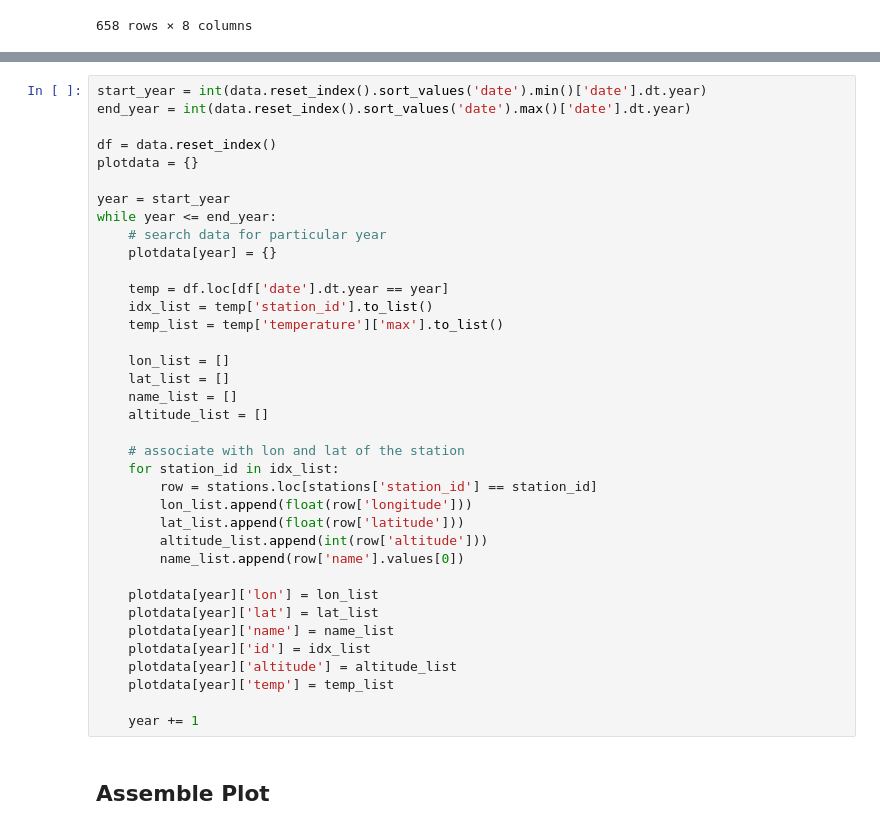
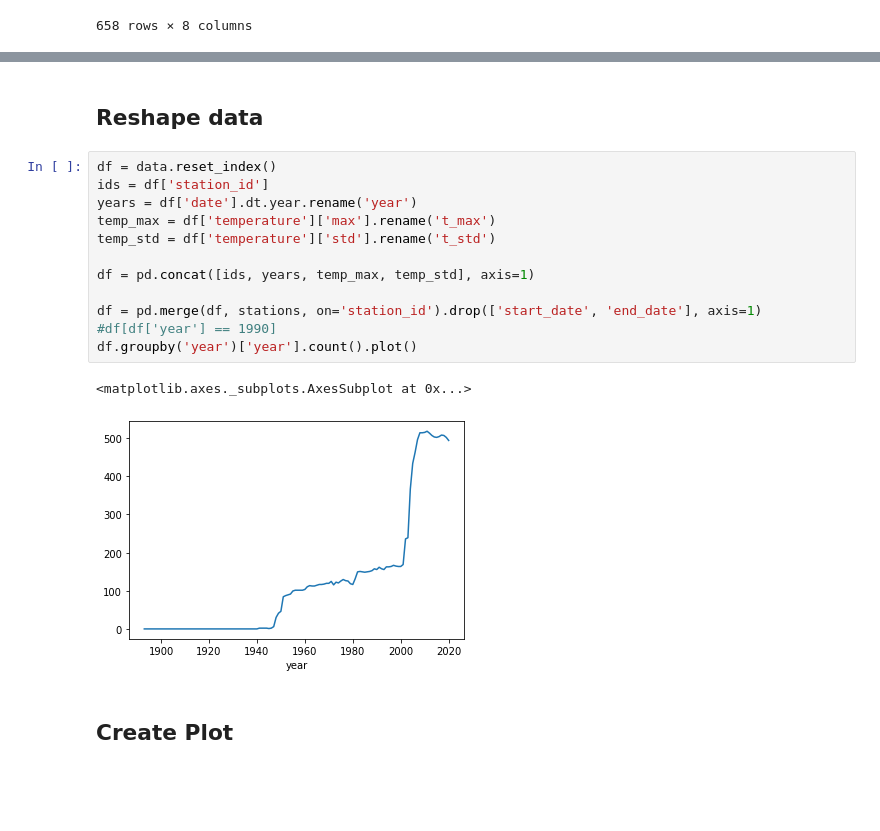
Before and after one commit to fynnwi/dwd_data, a Jupyter notebook: notebooks/02 - Map Plotting.ipynb, the cells around one changed output, grey strips where cells are left out. Drawn from its saved outputs; the diff is of its cells as text; blank space fills up the shorter version.

```diff
--- a/notebooks/02 - Map Plotting.ipynb
+++ b/notebooks/02 - Map Plotting.ipynb
@@ -67,39 +34,19 @@ frames[44]
-# %%
-start_year = int(data.reset_index().sort_values('date').min()['date'].dt.year)
-end_year = int(data.reset_index().sort_values('date').max()['date'].dt.year)
-
-df = data.reset_index()
-plotdata = {}
-
-year = start_year
-while year <= end_year:
-    # search data for particular year
-    plotdata[year] = {}
-
-    temp = df.loc[df['date'].dt.year == year]
-    idx_list = temp['station_id'].to_list()
-    temp_list = temp['temperature']['max'].to_list()
-
-    lon_list = []
-    lat_list = []
-    name_list = []
-    altitude_list = []
-
-    # associate with lon and lat of the station
-    for station_id in idx_list:
-        row = stations.loc[stations['station_id'] == station_id]
-        lon_list.append(float(row['longitude']))
-        lat_list.append(float(row['latitude']))
-        altitude_list.append(int(row['altitude']))
-        name_list.append(row['name'].values[0])
-
-    plotdata[year]['lon'] = lon_list
-    plotdata[year]['lat'] = lat_list
-    plotdata[year]['name'] = name_list
-    plotdata[year]['id'] = idx_list
-    plotdata[year]['altitude'] = altitude_list
-    plotdata[year]['temp'] = temp_list
-
-    year += 1
+# %% [markdown]
+## Reshape data
+# %%
+df = data.reset_index()
+ids = df['station_id']
+years = df['date'].dt.year.rename('year')
+temp_max = df['temperature']['max'].rename('t_max')
+temp_std = df['temperature']['std'].rename('t_std')
+
+df = pd.concat([ids, years, temp_max, temp_std], axis=1)
+
+df = pd.merge(df, stations, on='station_id').drop(['start_date', 'end_date'], axis=1)
+#df[df['year'] == 1990]
+df.groupby('year')['year'].count().plot()
+# %% [output]
+<matplotlib.axes._subplots.AxesSubplot at 0x...>
+[figure, added]
 # %% [markdown]
-## Assemble Plot
+## Create Plot
```
Also changed, not shown: parts of 9 cells of this notebook, 3 other files.
